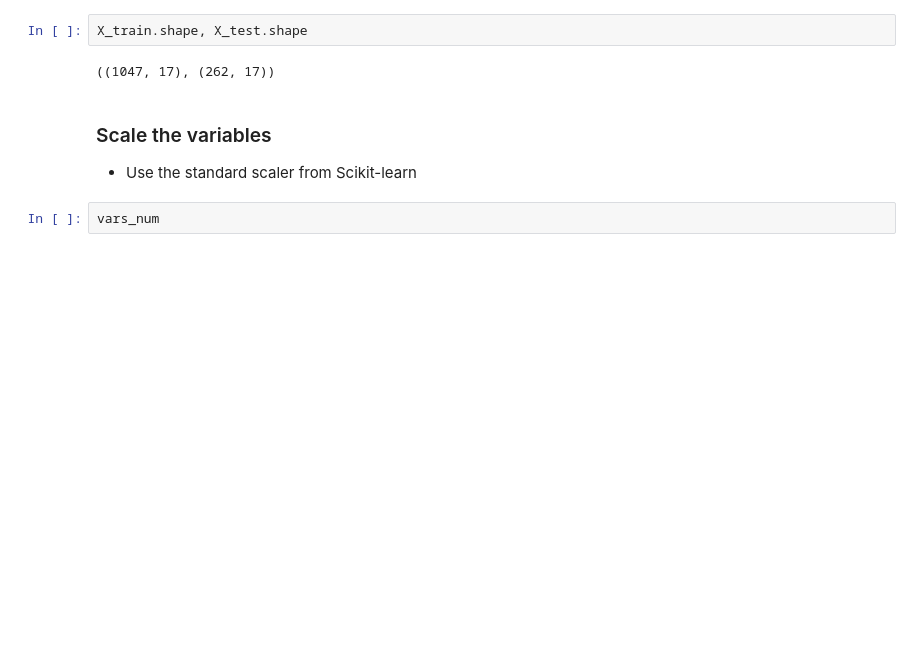
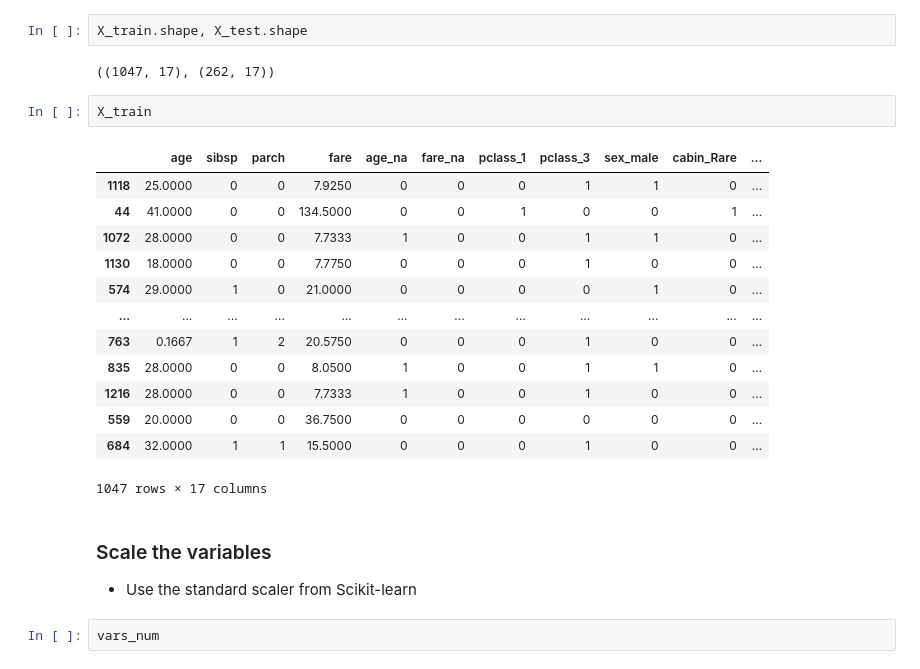
Before and after one commit to adityapwr/mlops_ji, a Jupyter notebook: Session_3_ML_Pipeline/titanic-assignment/01-predicting-survival-titanic-assignement.ipynb, the cells around one changed output. Drawn from its saved outputs; the diff is of its cells as text; blank space fills up the shorter version.

```diff
--- a/Session_3_ML_Pipeline/titanic-assignment/01-predicting-survival-titanic-assignement.ipynb
+++ b/Session_3_ML_Pipeline/titanic-assignment/01-predicting-survival-titanic-assignement.ipynb
@@ -264,6 +264,22 @@ X_test.drop(['pclass_2', 'sex_female', 'cabin_C',
 X_train.shape, X_test.shape
 # %% [output]
 ((1047, 17), (262, 17))
+# %%
+X_train
+# %% [output]
+|  | age | sibsp | parch | fare | age_na | fare_na | pclass_1 | pclass_3 | sex_male | cabin_Rare | ... |
+| 1118 | 25.0000 | 0 | 0 | 7.9250 | 0 | 0 | 0 | 1 | 1 | 0 | ... |
+| 44 | 41.0000 | 0 | 0 | 134.5000 | 0 | 0 | 1 | 0 | 0 | 1 | ... |
+| 1072 | 28.0000 | 0 | 0 | 7.7333 | 1 | 0 | 0 | 1 | 1 | 0 | ... |
+| 1130 | 18.0000 | 0 | 0 | 7.7750 | 0 | 0 | 0 | 1 | 0 | 0 | ... |
+| 574 | 29.0000 | 1 | 0 | 21.0000 | 0 | 0 | 0 | 0 | 1 | 0 | ... |
+| ... | ... | ... | ... | ... | ... | ... | ... | ... | ... | ... | ... |
+| 763 | 0.1667 | 1 | 2 | 20.5750 | 0 | 0 | 0 | 1 | 0 | 0 | ... |
+| 835 | 28.0000 | 0 | 0 | 8.0500 | 1 | 0 | 0 | 1 | 1 | 0 | ... |
+| 1216 | 28.0000 | 0 | 0 | 7.7333 | 1 | 0 | 0 | 1 | 0 | 0 | ... |
+| 559 | 20.0000 | 0 | 0 | 36.7500 | 0 | 0 | 0 | 0 | 0 | 0 | ... |
+| 684 | 32.0000 | 1 | 1 | 15.5000 | 0 | 0 | 0 | 1 | 0 | 0 | ... |
+1047 rows × 17 columns
 # %% [markdown]
 ### Scale the variables
 
```
Also changed, not shown: parts of 2 cells of this notebook, 34 other files.
